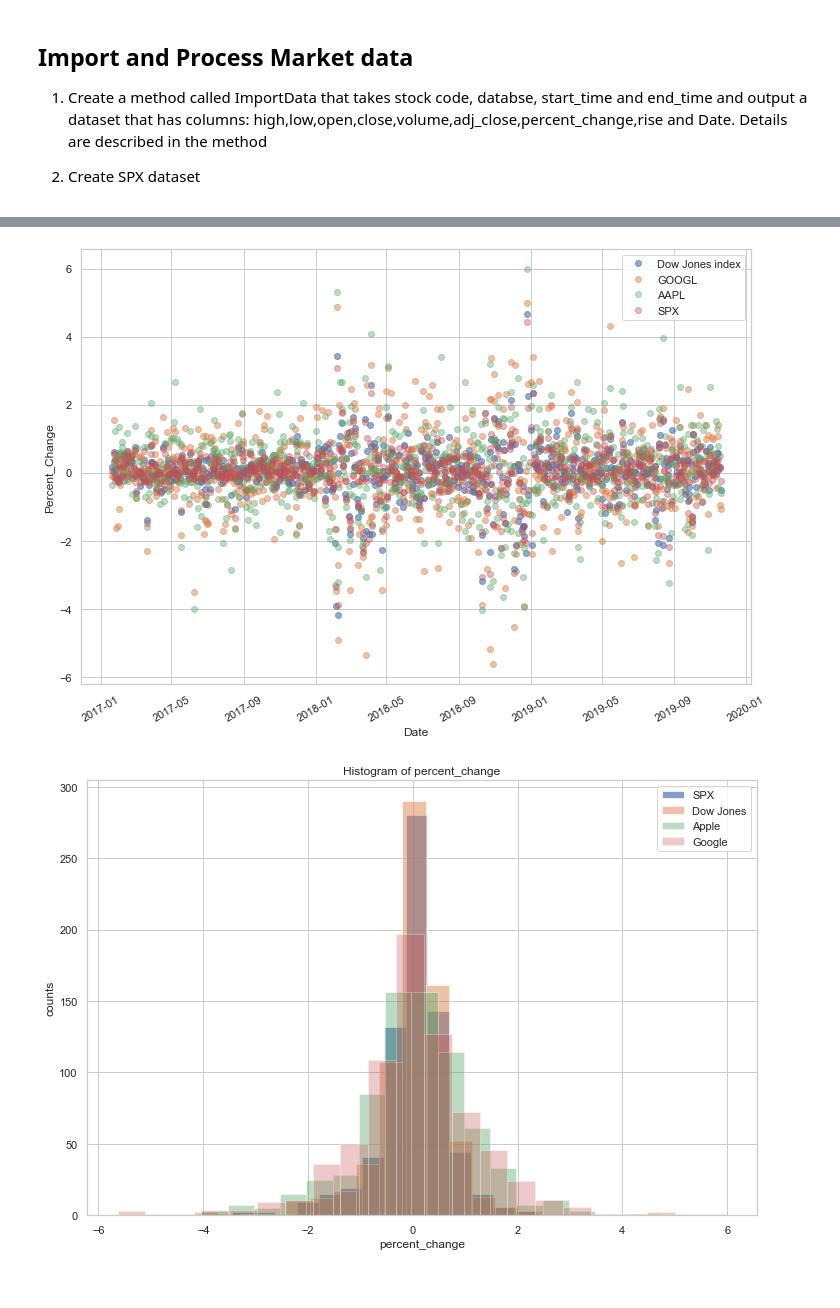
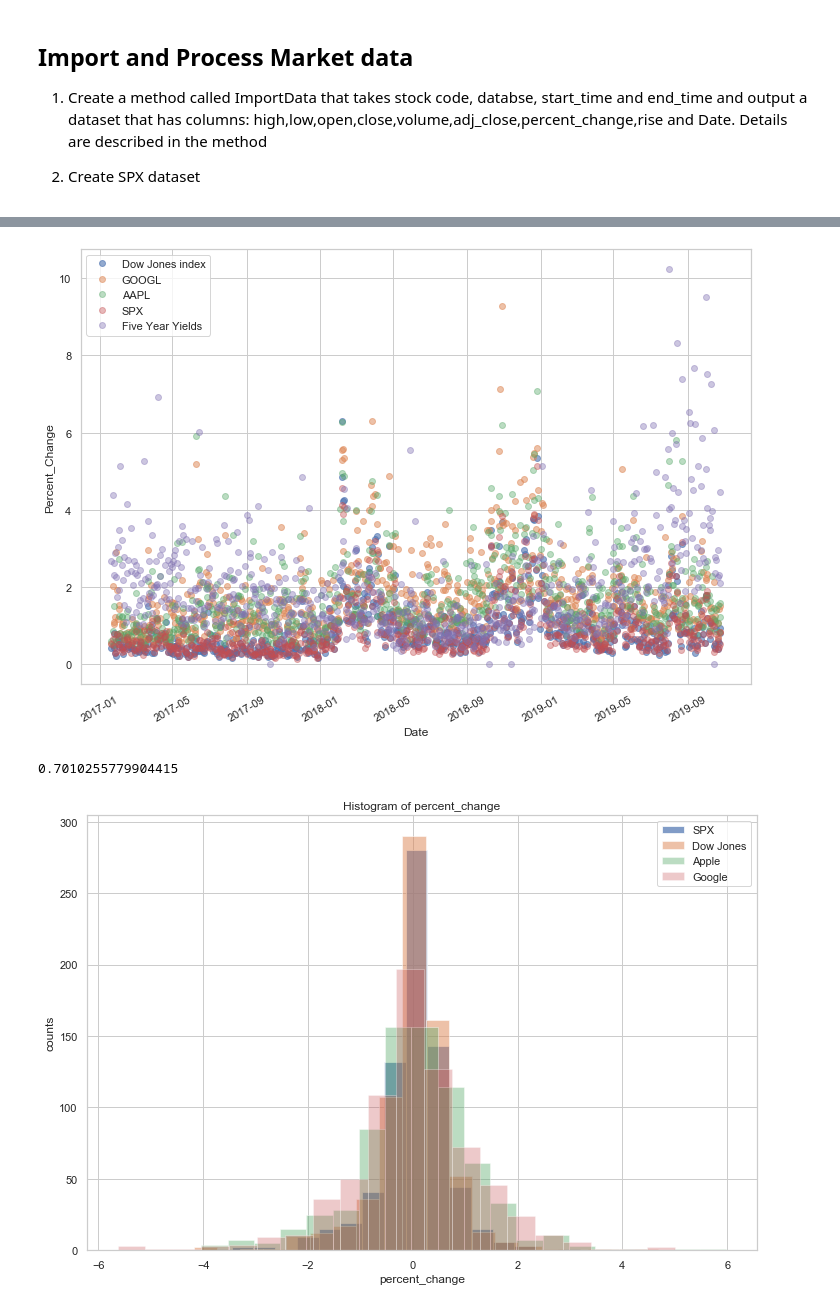
Before and after one commit to harvardfinalproject/finalproject, a Jupyter notebook: Milestone4_Group6_version2_Martin.ipynb, the cells around one changed output, grey strips where cells are left out. Drawn from its saved outputs; the diff is of its cells as text; code cells hidden in the pictures.

```diff
--- a/Milestone4_Group6_version2_Martin.ipynb
+++ b/Milestone4_Group6_version2_Martin.ipynb
@@ -370,7 +370,7 @@ df_tweets_aggr.describe()
 
 2. Create SPX dataset
 # %%
-def ImportData(name = "^DJI",source='yahoo',start =datetime.date(2017,1,20), end = datetime.date(2019,11,18) ):
+def ImportData(name = "^DJI",source='yahoo',start =datetime.date(2017,1,20), end = datetime.date(2019,10,25) ):
     '''
     This function takes a ticker symbol from a financial data source (yahoo as default), gathering
     daily data from a range start to end.
@@ -414,7 +414,7 @@ def ImportData(name = "^DJI",source='yahoo',start =datetime.date(2017,1,20), end
     '''
 
     df = web.DataReader(name,source,start,end)
-    df['Percent_change'] = (df.Close-df.Open)/df.Open*100
+    df['Percent_change'] = (df.High-df.Low)/df.Open*100
     df['Date'] = df.index
     df['Date'] = pd.to_datetime(df['Date']).dt.date
 
@@ -427,13 +427,18 @@ def ImportData(name = "^DJI",source='yahoo',start =datetime.date(2017,1,20), end
     ### Define the 'Rise' attribute ###
     rise_array = []
     volatile_array = []
+
+    percent_mean = np.mean(df['Percent_change'])
+    percent_std = np.std(df['Percent_change'])
+    volatility_bar = percent_mean + 2*percent_std
+
     for i in range(len(df)):
         if df.iloc[i]['Percent_change']>0:
             rise_array.append(1)
         else:
             rise_array.append(0)
 
-        if abs((df.iloc[i]['High']-df.iloc[i]['Low'])/((df.iloc[i]['High']+df.iloc[i]['Low'])/2))>0.01:
+        if np.abs(df.iloc[i]['Percent_change'])>volatility_bar:
             volatile_array.append(1)
         else:
             volatile_array.append(0)
@@ -447,6 +452,7 @@ DJI_data = ImportData('^DJI','yahoo')
 AAPL_data = ImportData('AAPL','yahoo')
 GOOGL_data = ImportData('GOOGL','yahoo')
 df_SPX = ImportData("^GSPC",'yahoo')
+FV = ImportData("^FVX",'yahoo')
 
 display(df_SPX.describe())
 
@@ -456,6 +462,8 @@ ax.plot(DJI_data.Date,DJI_data.Percent_change,'o',label = "Dow Jones index",alph
 ax.plot(GOOGL_data.Date,GOOGL_data.Percent_change,'o',label = 'GOOGL',alpha = 0.5)
 ax.plot(AAPL_data.Date,AAPL_data.Percent_change,'o',label = 'AAPL',alpha = 0.4)
 ax.plot(df_SPX.Date,df_SPX.Percent_change,'o',label = 'SPX',alpha = 0.4)
+ax.plot(FV.Date,FV.Percent_change,'o',label = 'Five Year Yields',alpha = 0.4)
+
 ax.set_xlabel("Date")
 ax.set_ylabel("Percent_Change")
 ax.legend()
@@ -474,4 +482,9 @@ plt.show()
-[figure, old version]
+[figure, new version]
+# %%
+np.mean(df_cbm.Percent_change)
+np.std(df_cbm.Percent_change)
+# %% [output]
+0.7010255779904415
 # %%
 fig,ax = plt.subplots(1,1,figsize=(12,8))
 ax.hist(df_SPX.Percent_change,bins=20,label = 'SPX',alpha=0.7)
```
Also changed, not shown: parts of 37 cells of this notebook.
